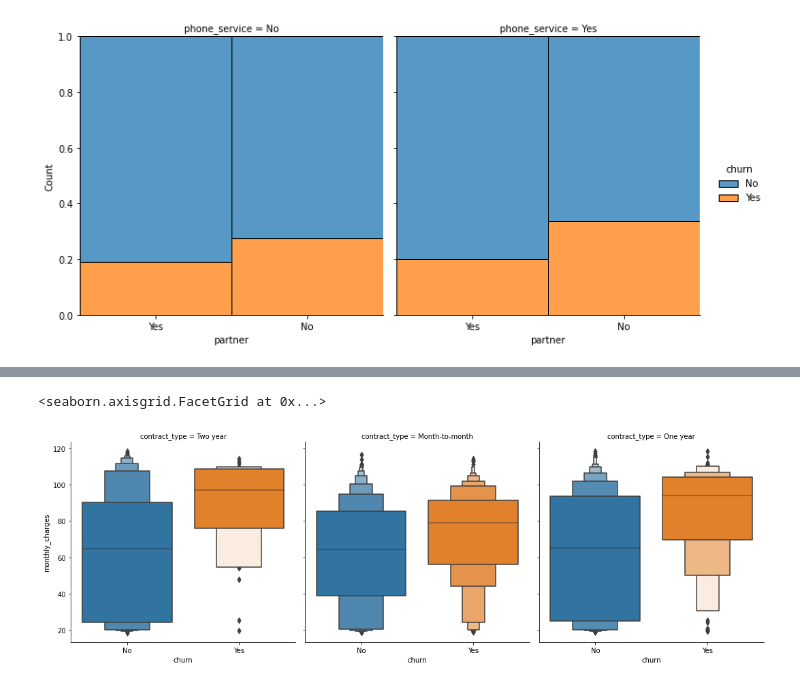
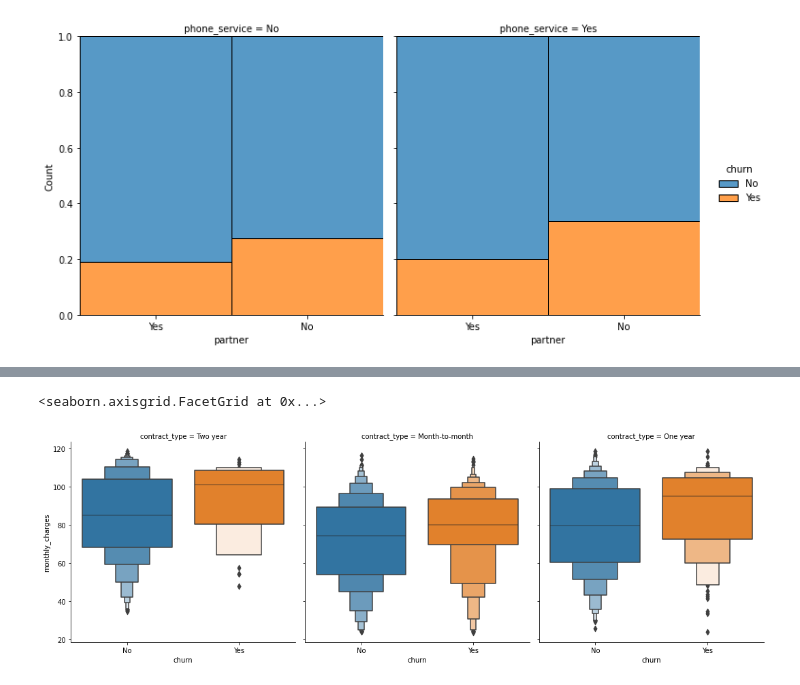
Before and after one commit to Cayt-Schlichting/example-classification-project, a Jupyter notebook: eda.ipynb, the cells around one changed output, grey strips where cells are left out. Saved outputs shown, nothing was run; the diff lists cells and outputs as text; code cells hidden in the pictures.

Commit message:
added monthly charges visualizations and notes

```diff
--- a/eda.ipynb
+++ b/eda.ipynb
@@ -343,6 +382,6 @@ sns.displot(data=tr_eda,x='partner',hue='churn',col='phone_service',col_wrap=2,m
 # %%
-#Take a look to confirm month-to-month customers that churn pay more than contract customers who don't
-sns.catplot(data=tr_eda, y='monthly_charges', x='churn',col='contract_type',kind='boxen')
+#Now filter out phone only customers.  We see that month to month customers who churned are paying the same amount as those who didn't churn on contracts
+sns.catplot(data=tr_eda[tr_eda.internet_service_type != 'None'], y='monthly_charges', x='churn',col='contract_type',kind='boxen')
 # %% [output]
 <seaborn.axisgrid.FacetGrid at 0x...>
-[figure, old version]
+[figure, new version]
```
Also changed, not shown: parts of 5 cells of this notebook.
